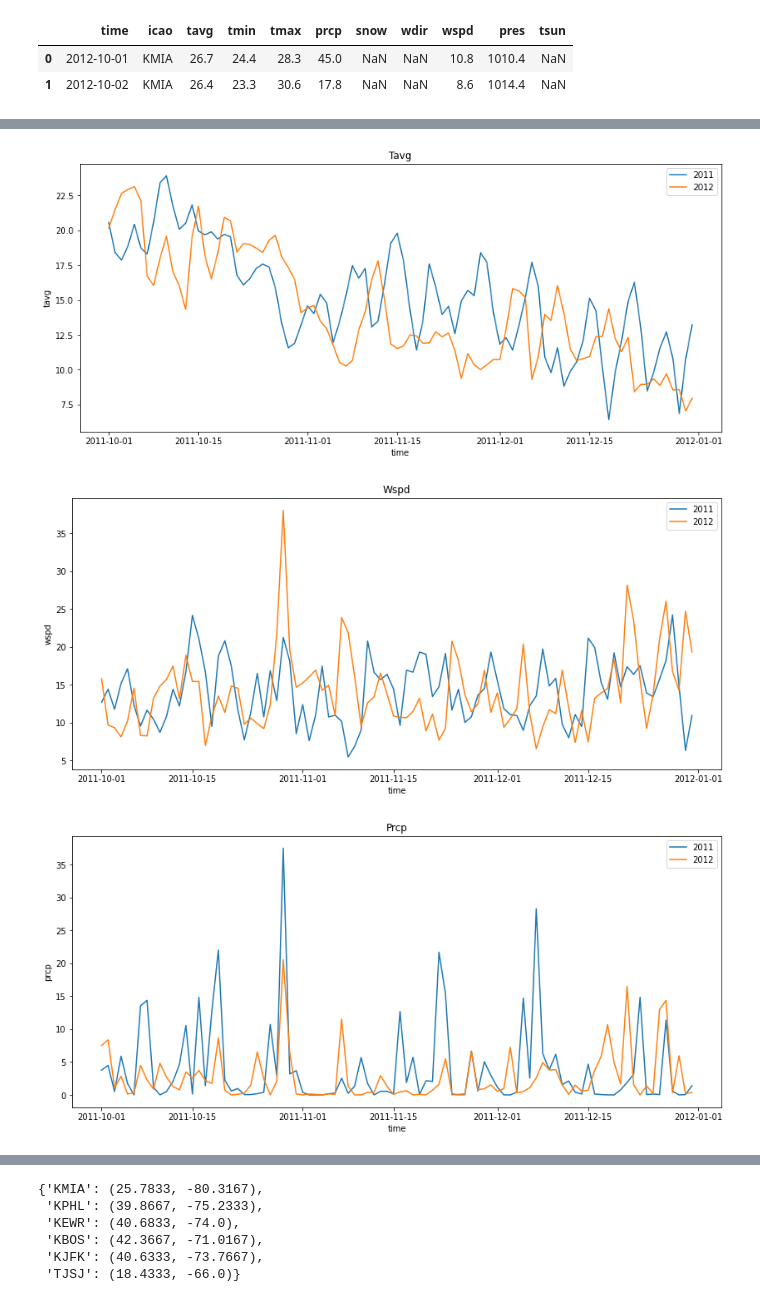
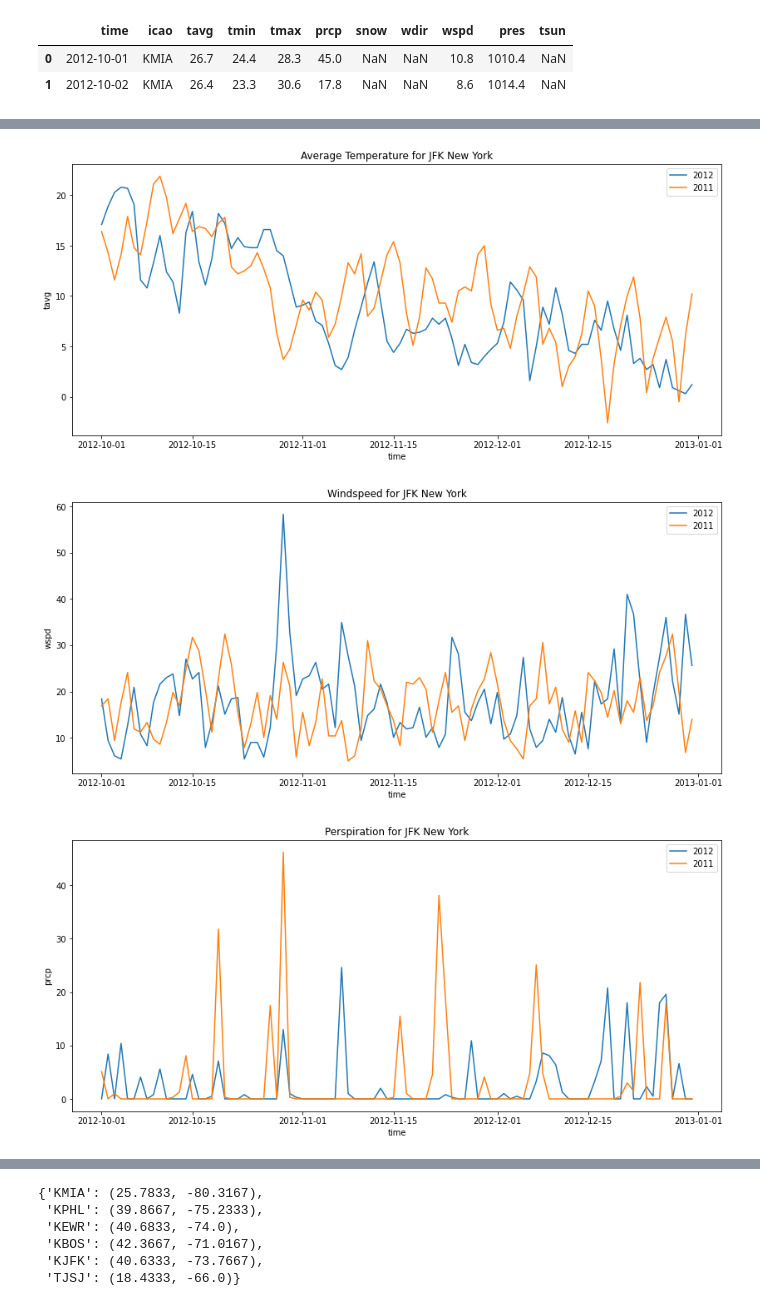
Before and after one commit to sergioserge/us-airports-project, a Jupyter notebook: us-airports-project.ipynb, the cells around one changed output, grey strips where cells are left out. Saved outputs shown, nothing was run; the diff lists cells and outputs as text; code cells hidden in the pictures.

```diff
--- a/us-airports-project.ipynb
+++ b/us-airports-project.ipynb
@@ -237,11 +199,11 @@ Name: period, Length: 186, dtype: period[M]
 # %%
 sandy_dict = {
-    'TJSJ': 25,
-    'KMIA': 26,
-    'KPHL': 29,
-    'KJFK': 30,
-    'KEWR': 31,
-    'KBOS': 31}
+    'TJSJ': dt.datetime(2012,10,25),
+    'KMIA': dt.datetime(2012,10,26),
+    'KPHL': dt.datetime(2012,10,30),
+    'KJFK': dt.datetime(2012,10,30),
+    'KEWR': dt.datetime(2012,10,30),
+    'KBOS': dt.datetime(2012,10,31)}
 
 weather_df_2012['sandy_day'] = weather_df_2012['icao'].map(sandy_dict)
 # %%
@@ -283,26 +245,25 @@ dtypes: datetime64[ns](1), float64(6), int64(5), object(4)
 memory usage: 47.5+ MB
 None
 # %%
+col_list = ['tavg', 'wspd', 'prcp']
+col_names_list = ['Average Temperature', 'Windspeed', 'Perspiration']
 
-# time_axes =
-col_list = ['tavg', 'wspd', 'prcp']
-
-for col in col_list:
+for i, col in enumerate(col_list):
     fig, ax = plt.subplots(figsize=(14,6))
 
-    x = weather_df_2011['time']
+    x = weather_df_2012['time'][weather_df_2011['icao'] == 'KJFK']
     y1 = weather_df_2011[col]
     y2 = weather_df_2012[col]
 
+    sns.lineplot(x=x, y=y2, ci=None, ax=ax, label='2012')
     sns.lineplot(x=x, y=y1, ci=None, ax=ax, label='2011')
-    sns.lineplot(x=x, y=y2, ci=None, ax=ax, label='2012')
-
-    ax.set_title(col.capitalize())
+    #ax.set_xticklabels(weather_df_2012['sandy_day'])
+    ax.set_title(col_names_list[i] + ' for JFK New York')
     plt.show()
 # %% [output]
-[figure, old version]
+[figure, new version]
-[figure, old version]
+[figure, new version]
-[figure, old version]
+[figure, new version]
 # %%
 col_list = ['tavg', 'wspd', 'prcp']
 ordered_airports = ['TJSJ', 'KMIA', 'KPHL', 'KJFK', 'KEWR', 'KBOS']
```
Also changed, not shown: parts of 19 cells of this notebook, 1 other file.
